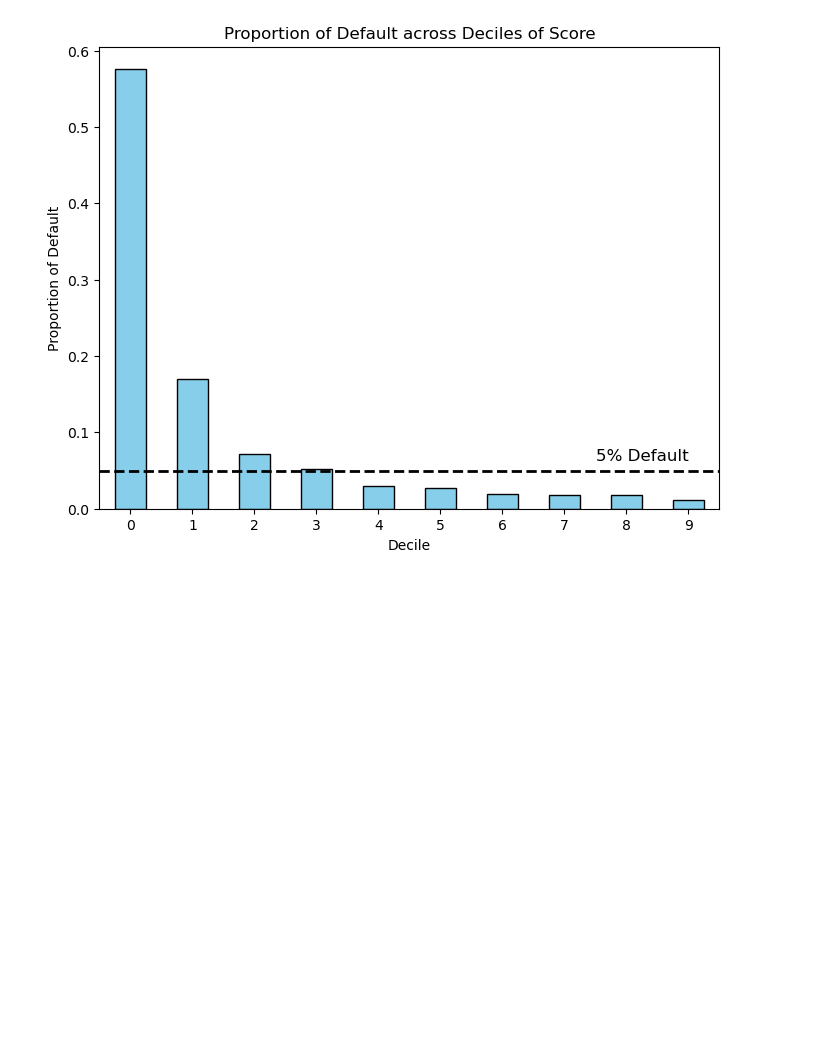
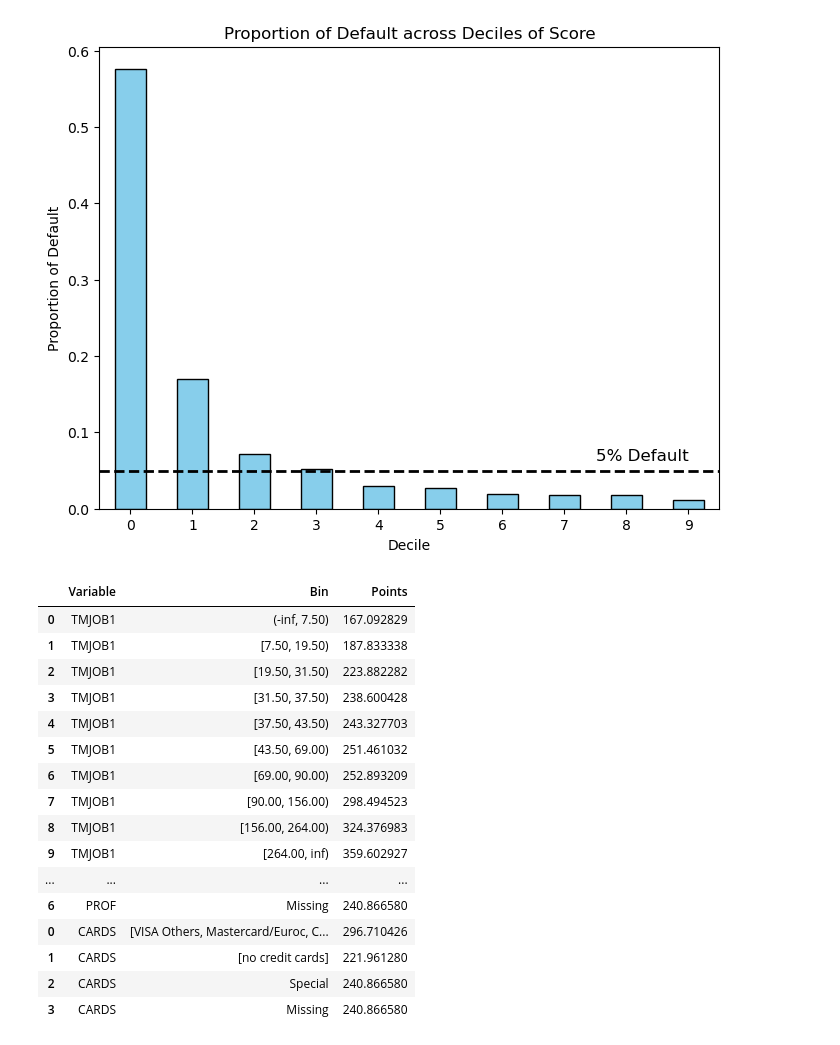
Before and after one commit to SterlingHayden/Financial-Analytics, a Jupyter notebook: HW/HW-01/HW-01.ipynb, the cells around one changed output. Saved outputs shown, nothing was run; the diff lists cells and outputs as text; code cells hidden in the pictures; blank space fills up the shorter version.

Commit message:
added scorecard table

```diff
--- a/HW/HW-01/HW-01.ipynb
+++ b/HW/HW-01/HW-01.ipynb
@@ -100,7 +100,8 @@ estimator = LogisticRegression(solver = "lbfgs")
 scorecard = Scorecard(binning_process = bin_proc,
                       estimator = estimator, scaling_method = "pdo_odds",
                       scaling_method_params = {"pdo": 50,
-                      "scorecard_points": 1500, "odds": 1500})
+                      "scorecard_points": 500, "odds": 20})
+
 
 scorecard.fit(X, y, sample_weight = train["_freq_"])
 # %% [output]
@@ -237,3 +238,23 @@ plt.xticks(rotation = 0)
   Text(8, 0, '8'),
   Text(9, 0, '9')])
 [figure]
+# %%
+scorecard.table(style='summary')
+# %% [output]
+|  | Variable | Bin | Points |
+| 0 | TMJOB1 | (-inf, 7.50) | 167.092829 |
+| 1 | TMJOB1 | [7.50, 19.50) | 187.833338 |
+| 2 | TMJOB1 | [19.50, 31.50) | 223.882282 |
+| 3 | TMJOB1 | [31.50, 37.50) | 238.600428 |
+| 4 | TMJOB1 | [37.50, 43.50) | 243.327703 |
+| 5 | TMJOB1 | [43.50, 69.00) | 251.461032 |
+| 6 | TMJOB1 | [69.00, 90.00) | 252.893209 |
+| 7 | TMJOB1 | [90.00, 156.00) | 298.494523 |
+| 8 | TMJOB1 | [156.00, 264.00) | 324.376983 |
+| 9 | TMJOB1 | [264.00, inf) | 359.602927 |
+| ... | ... | ... | ... |
+| 6 | PROF | Missing | 240.866580 |
+| 0 | CARDS | [VISA Others, Mastercard/Euroc, C... | 296.710426 |
+| 1 | CARDS | [no credit cards] | 221.961280 |
+| 2 | CARDS | Special | 240.866580 |
+| 3 | CARDS | Missing | 240.866580 |
```
Also changed, not shown: parts of 2 cells of this notebook.
